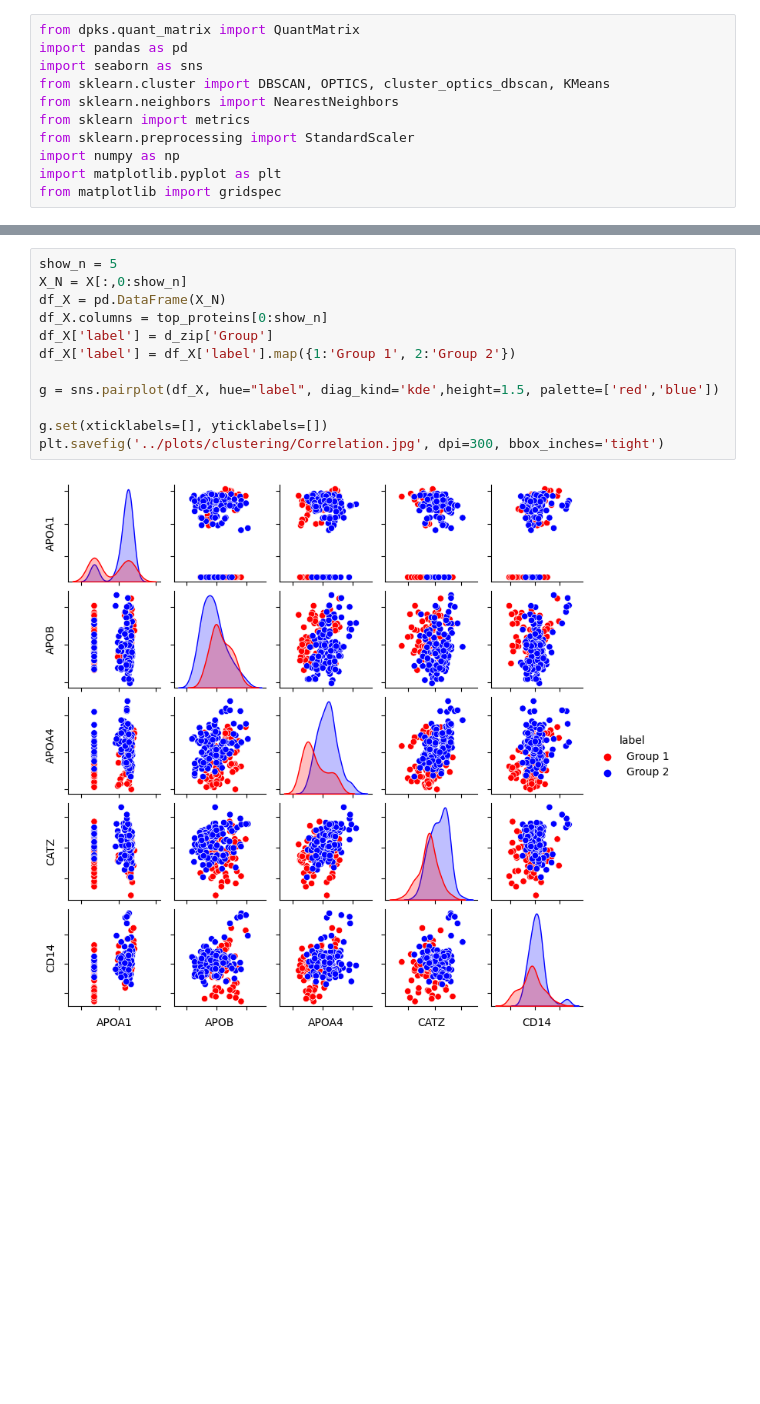
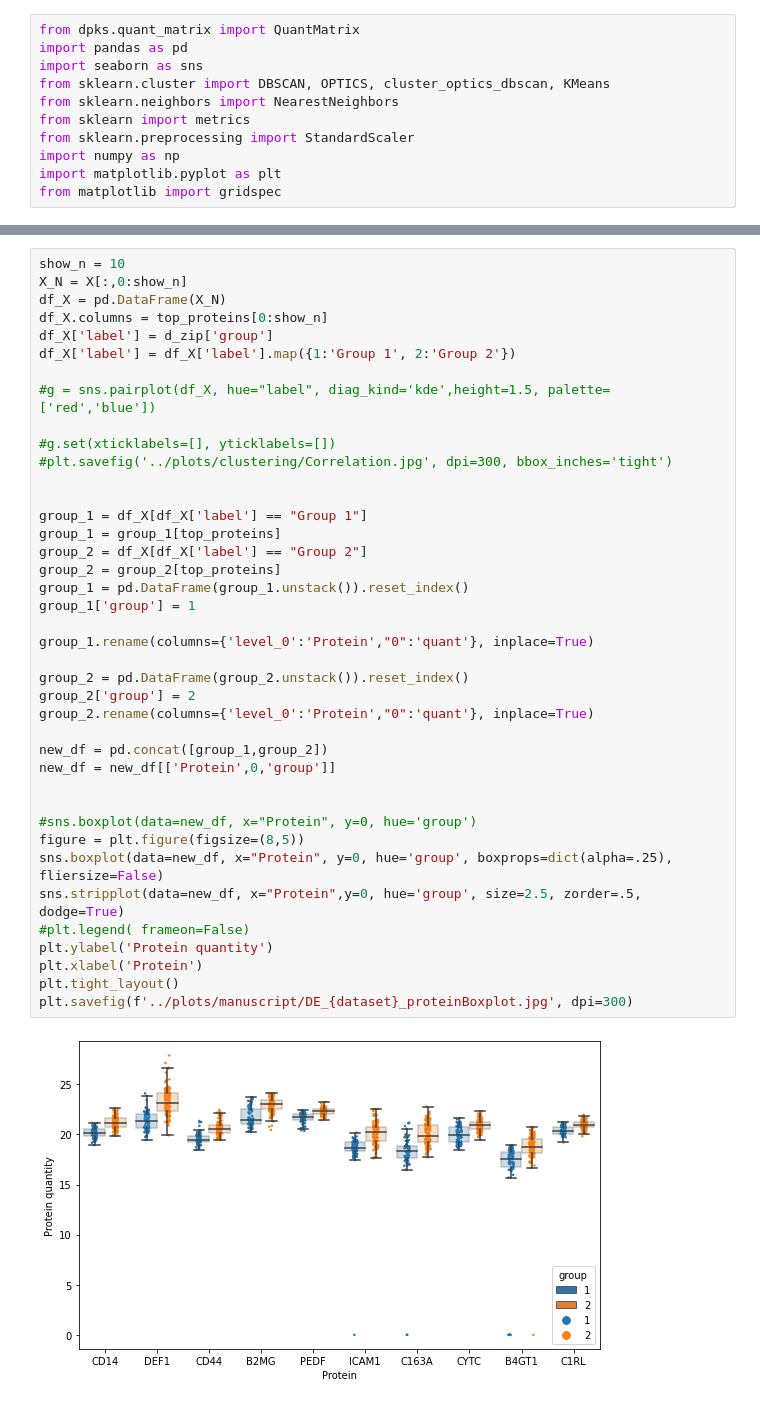
Before and after one commit to ErikHartman/sepsis-ml, a Jupyter notebook: src/Clustering.ipynb, the cells around one changed output, grey strips where cells are left out. Saved outputs shown, nothing was run; the diff lists cells and outputs as text; blank space fills up the shorter version.

```diff
--- a/src/Clustering.ipynb
+++ b/src/Clustering.ipynb
@@ -176,14 +151,42 @@ scatter  = ax.scatter(
-# %%
-show_n = 5
-X_N = X[:,0:show_n]
-df_X = pd.DataFrame(X_N)
-df_X.columns = top_proteins[0:show_n]
-df_X['label'] = d_zip['Group']
-df_X['label'] = df_X['label'].map({1:'Group 1', 2:'Group 2'})
-
-g = sns.pairplot(df_X, hue="label", diag_kind='kde',height=1.5, palette=['red','blue'])
-
-g.set(xticklabels=[], yticklabels=[])
-plt.savefig('../plots/clustering/Correlation.jpg', dpi=300, bbox_inches='tight')
-# %% [output]
-[figure, removed]
+# %%
+show_n = 10
+X_N = X[:,0:show_n]
+df_X = pd.DataFrame(X_N)
+df_X.columns = top_proteins[0:show_n]
+df_X['label'] = d_zip['group']
+df_X['label'] = df_X['label'].map({1:'Group 1', 2:'Group 2'})
+
+#g = sns.pairplot(df_X, hue="label", diag_kind='kde',height=1.5, palette=['red','blue'])
+
+#g.set(xticklabels=[], yticklabels=[])
+#plt.savefig('../plots/clustering/Correlation.jpg', dpi=300, bbox_inches='tight')
+
+
+group_1 = df_X[df_X['label'] == "Group 1"]
+group_1 = group_1[top_proteins]
+group_2 = df_X[df_X['label'] == "Group 2"]
+group_2 = group_2[top_proteins]
+group_1 = pd.DataFrame(group_1.unstack()).reset_index()
+group_1['group'] = 1
+
+group_1.rename(columns={'level_0':'Protein',"0":'quant'}, inplace=True)
+
+group_2 = pd.DataFrame(group_2.unstack()).reset_index()
+group_2['group'] = 2
+group_2.rename(columns={'level_0':'Protein',"0":'quant'}, inplace=True)
+
+new_df = pd.concat([group_1,group_2])
+new_df = new_df[['Protein',0,'group']]
+
+
+#sns.boxplot(data=new_df, x="Protein", y=0, hue='group')
+figure = plt.figure(figsize=(8,5))
+sns.boxplot(data=new_df, x="Protein", y=0, hue='group', boxprops=dict(alpha=.25), fliersize=False)
+sns.stripplot(data=new_df, x="Protein",y=0, hue='group', size=2.5, zorder=.5, dodge=True)
+#plt.legend( frameon=False)
+plt.ylabel('Protein quantity')
+plt.xlabel('Protein')
+plt.tight_layout()
+plt.savefig(f'../plots/manuscript/DE_{dataset}_proteinBoxplot.jpg', dpi=300)
+# %% [output]
+[figure, added]
```
Also changed, not shown: parts of 9 cells of this notebook, 14 other files.
